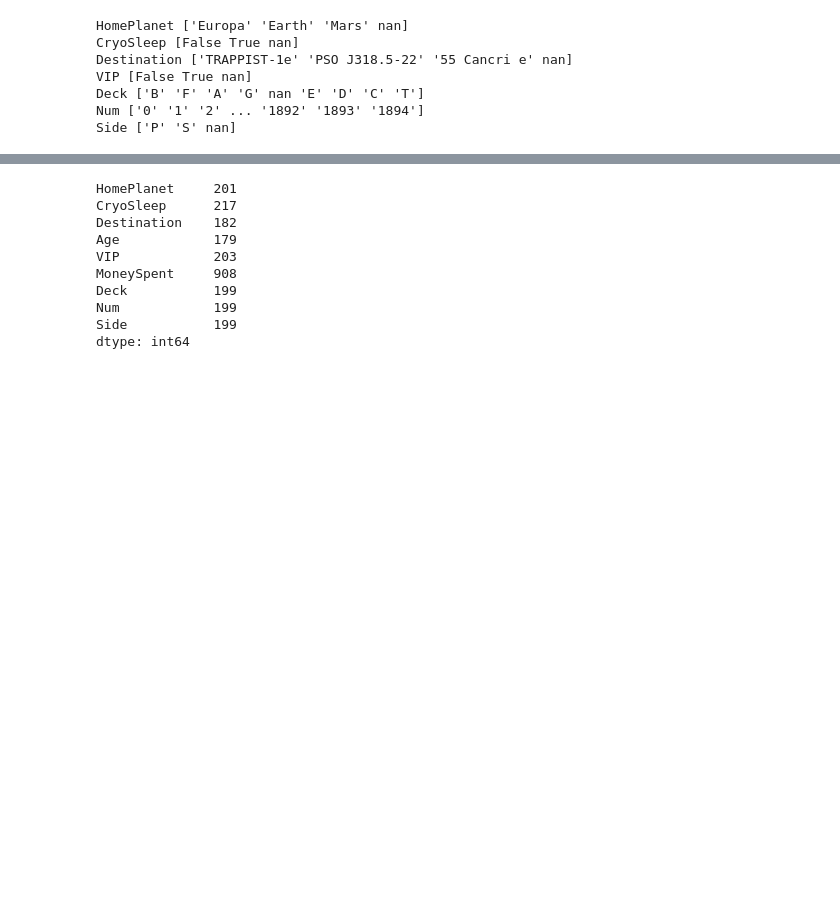
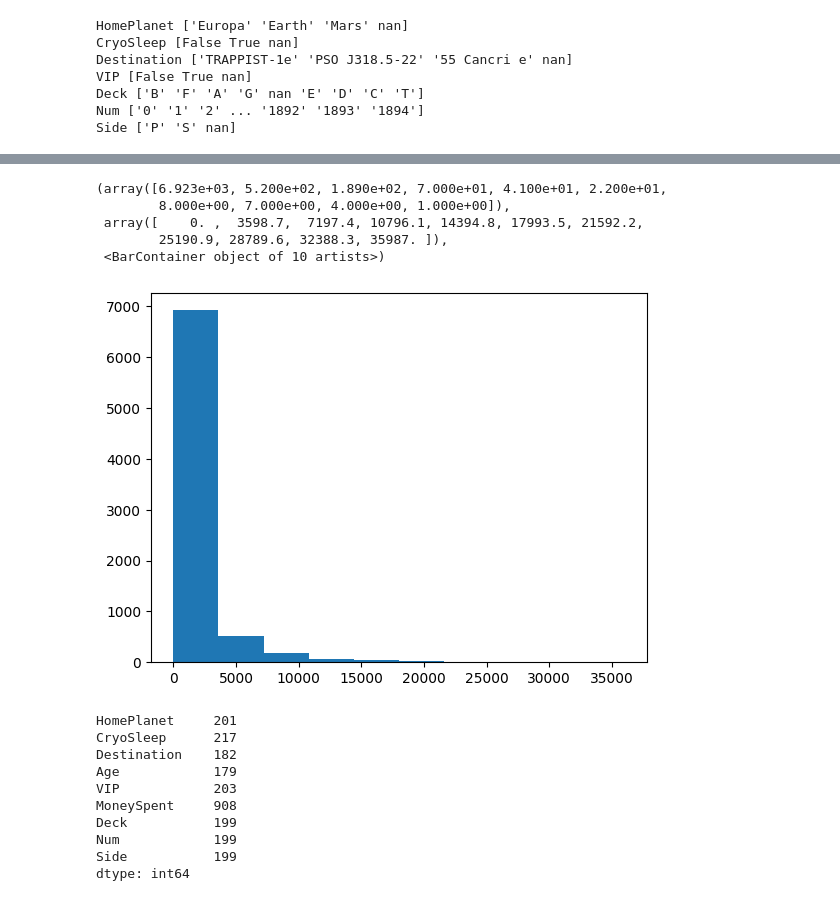
Before and after one commit to naveen-malla/Kaggle-Projects, a Jupyter notebook: Spaceship Titanic/spaceship_titanic.ipynb, the cells around one changed output, grey strips where cells are left out. Drawn from its saved outputs; the diff is of its cells as text; code cells hidden in the pictures; blank space fills up the shorter version.

```diff
--- a/Spaceship Titanic/spaceship_titanic.ipynb
+++ b/Spaceship Titanic/spaceship_titanic.ipynb
@@ -71,3 +98,13 @@ Side ['P' 'S' nan]
+# %%
+# distribution of the MoneySpent column
+plt.hist(X['MoneySpent'])
+# %% [output]
+(array([6.923e+03, 5.200e+02, 1.890e+02, 7.000e+01, 4.100e+01, 2.200e+01,
+        8.000e+00, 7.000e+00, 4.000e+00, 1.000e+00]),
+ array([    0. ,  3598.7,  7197.4, 10796.1, 14394.8, 17993.5, 21592.2,
+        25190.9, 28789.6, 32388.3, 35987. ]),
+ <BarContainer object of 10 artists>)
+[figure, added]
 # %%
 # check for missing values
 missing_values = X.isnull().sum()
```
Also changed, not shown: parts of 11 cells of this notebook, 1 other file.
